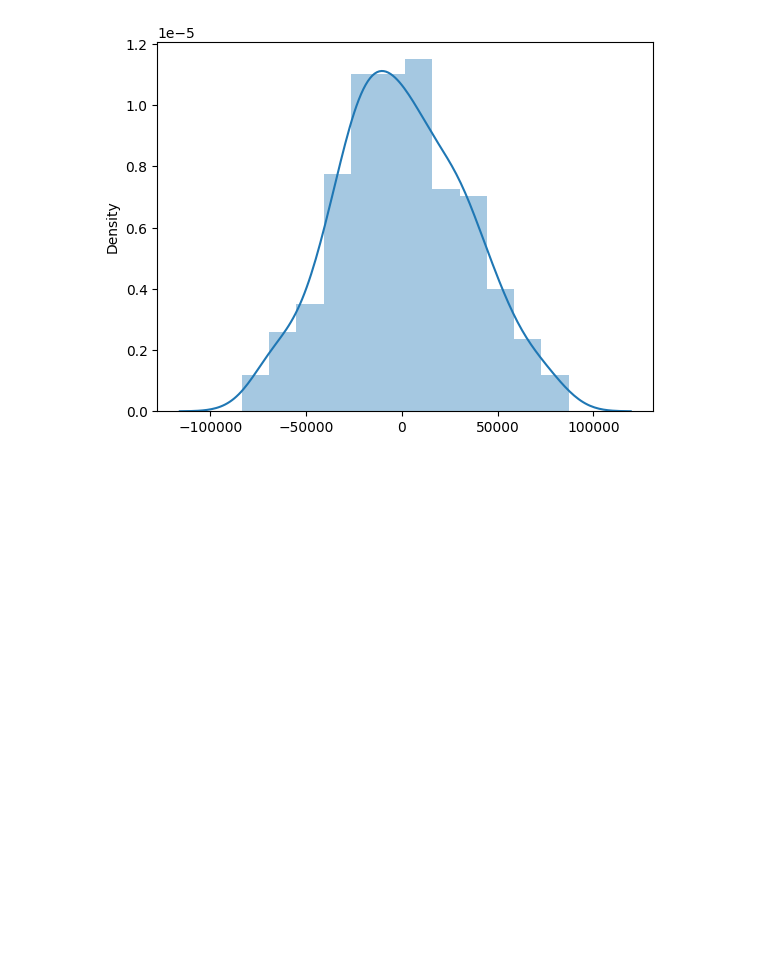
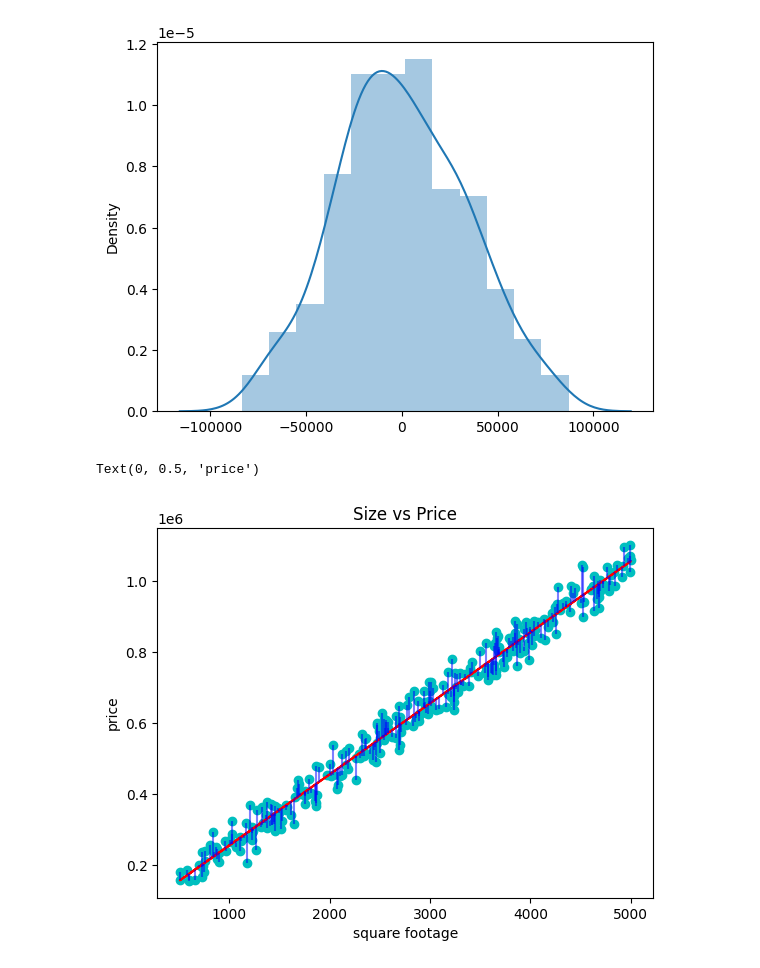
Before and after one commit to Rushank14/Models, a Jupyter notebook: notebooks/regression.ipynb, the cells around one changed output. Drawn from its saved outputs; the diff is of its cells as text; code cells hidden in the pictures; blank space fills up the shorter version.

```diff
--- a/notebooks/regression.ipynb
+++ b/notebooks/regression.ipynb
@@ -182,3 +195,14 @@ https://gist.github.com/mwaskom/de44147ed2974457ad6372750bbe5751
   sns.distplot(res_train)
 <Axes: ylabel='Density'>
 [figure]
+# %%
+plt.Figure()
+plt.title(label= 'Size vs Price')
+plt.scatter(X_train, y_train, color= 'c')
+plt.plot(X_train, y_train_pred, color= 'r')
+plt.vlines(X_train, y_train_pred, y_train, colors='b', alpha=0.5)
+plt.xlabel(xlabel= 'square footage')
+plt.ylabel(ylabel= 'price')
+# %% [output]
+Text(0, 0.5, 'price')
+[figure, added]
```
Also changed, not shown: parts of 18 cells of this notebook.
